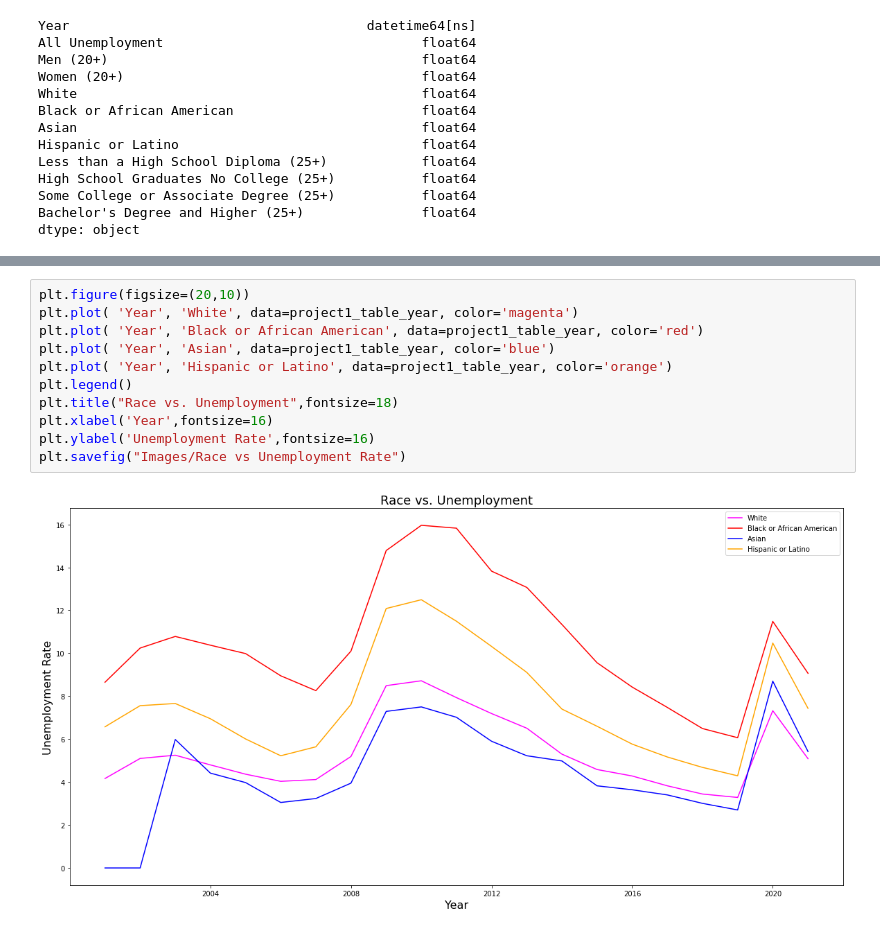
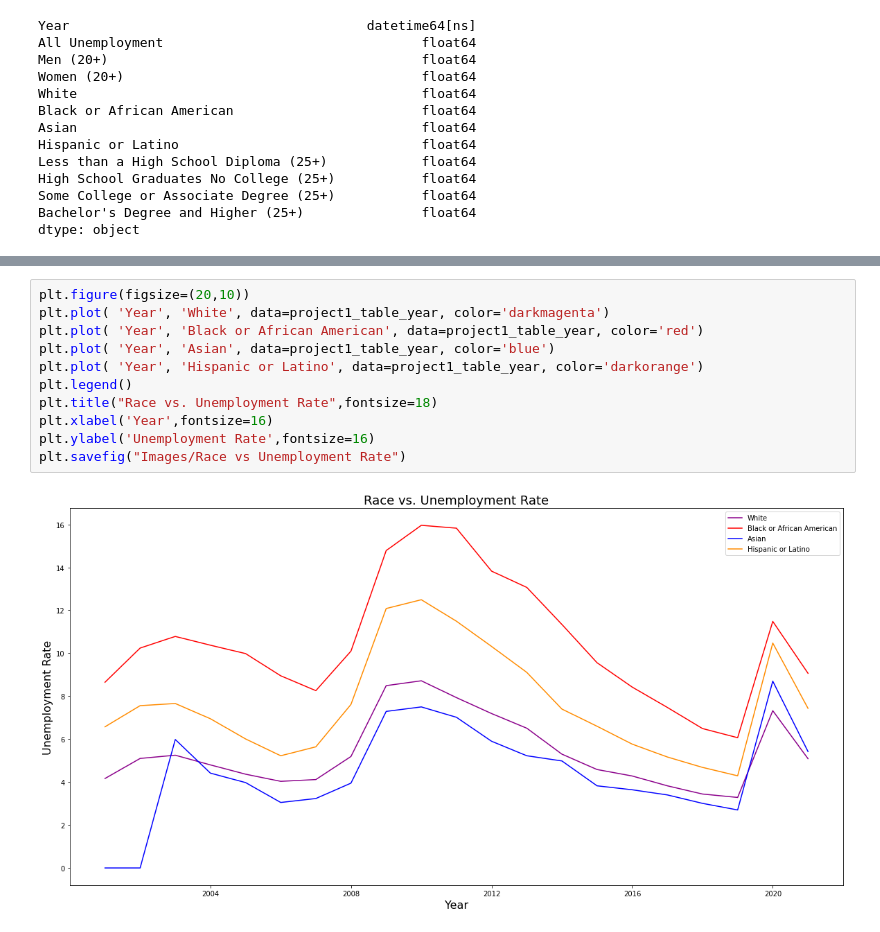
Before and after one commit to EpohDespair/Project-1, a Jupyter notebook: project1.ipynb, the cells around one changed output, grey strips where cells are left out. Drawn from its saved outputs; the diff is of its cells as text.

```diff
--- a/project1.ipynb
+++ b/project1.ipynb
@@ -118,16 +123,16 @@ plt.savefig("Images/Gender vs Unemployment Rate")
 # %%
 plt.figure(figsize=(20,10))
-plt.plot( 'Year', 'White', data=project1_table_year, color='magenta')
+plt.plot( 'Year', 'White', data=project1_table_year, color='darkmagenta')
 plt.plot( 'Year', 'Black or African American', data=project1_table_year, color='red')
 plt.plot( 'Year', 'Asian', data=project1_table_year, color='blue')
-plt.plot( 'Year', 'Hispanic or Latino', data=project1_table_year, color='orange')
+plt.plot( 'Year', 'Hispanic or Latino', data=project1_table_year, color='darkorange')
 plt.legend()
-plt.title("Race vs. Unemployment",fontsize=18)
+plt.title("Race vs. Unemployment Rate",fontsize=18)
 plt.xlabel('Year',fontsize=16)
 plt.ylabel('Unemployment Rate',fontsize=16)
 plt.savefig("Images/Race vs Unemployment Rate")
 # %% [output]
-[figure, old version]
+[figure, new version]
 # %%
 plt.figure(figsize=(20,10))
 plt.plot( 'Year', 'Less than a High School Diploma (25+)', data=project1_table_year, color='magenta')
```
Also changed, not shown: parts of 4 cells of this notebook, 3 other files.
